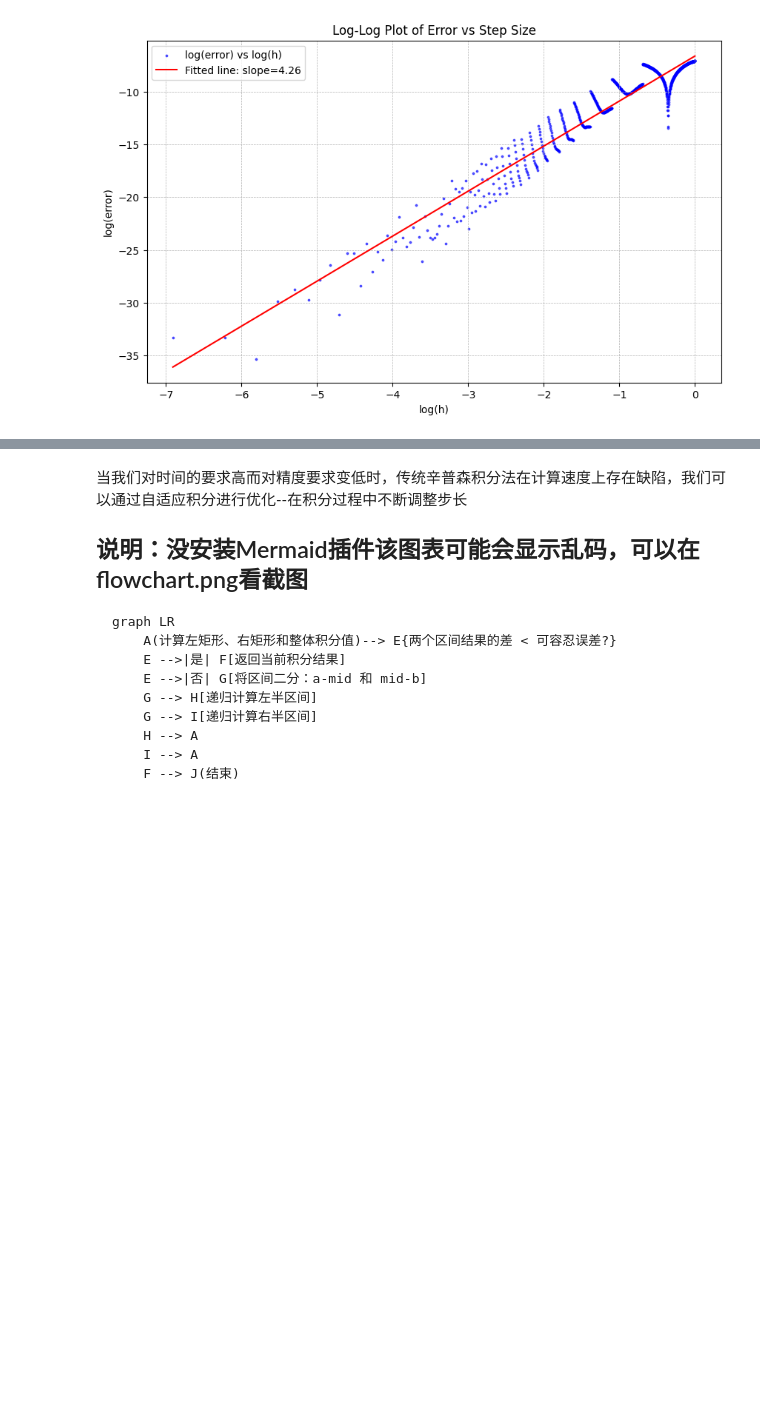
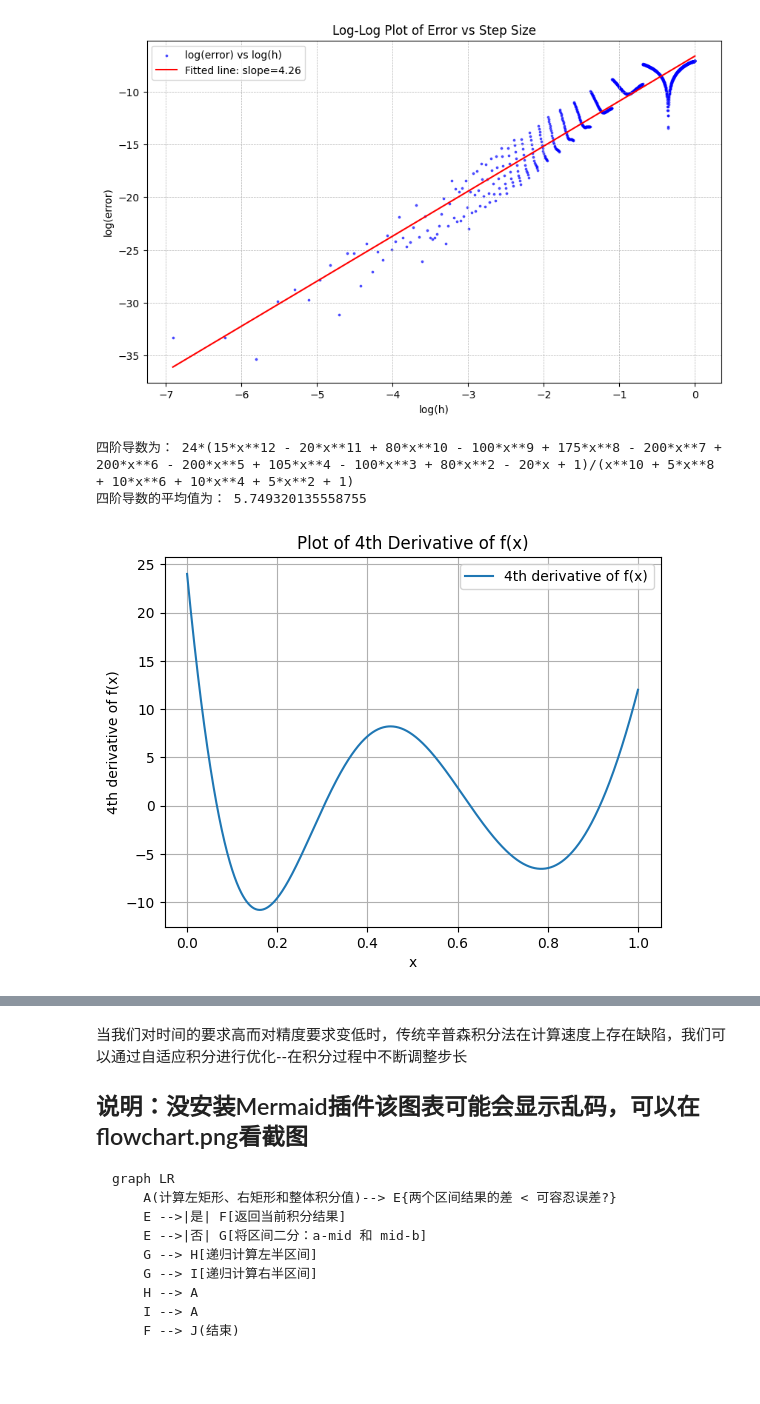
Before and after one commit to k1-star/computational-physics, a Jupyter notebook: project1/int.ipynb, the cells around one changed output, grey strips where cells are left out. Drawn from its saved outputs; the diff is of its cells as text; code cells hidden in the pictures; blank space fills up the shorter version.

```diff
--- a/project1/int.ipynb
+++ b/project1/int.ipynb
@@ -120,6 +120,40 @@ plt.savefig('log_error_vs_log_h.png', dpi=600, bbox_inches='tight')
 plt.show()
 # %% [output]
 [figure]
+# %%
+import sympy as sp
+import numpy as np
+import matplotlib.pyplot as plt
+
+
+x_sym = sp.symbols('x')
+f = (x_sym**4)*((1-x_sym)**4)/(1+x_sym**2)
+f_4th_derivative = sp.diff(f, x_sym, 4)
+f_4th_derivative_simplified = sp.simplify(f_4th_derivative)
+print("四阶导数为：", f_4th_derivative_simplified)
+
+# 将符号表达式转换为数值函数
+f_4th_numeric = sp.lambdify(x_sym, f_4th_derivative_simplified, 'numpy')
+
+
+x_vals = np.linspace(0, 1, 1000)
+y_vals = f_4th_numeric(x_vals)
+average_value = np.mean(abs(y_vals))
+print("四阶导数的平均值为：", average_value)
+
+
+plt.plot(x_vals, y_vals, label='4th derivative of f(x)')
+plt.title('Plot of 4th Derivative of f(x)')
+plt.xlabel('x')
+plt.ylabel('4th derivative of f(x)')
+plt.legend()
+plt.grid()
+plt.savefig('f4.png', dpi=600, bbox_inches='tight')
+plt.show()
+# %% [output]
+四阶导数为： 24*(15*x**12 - 20*x**11 + 80*x**10 - 100*x**9 + 175*x**8 - 200*x**7 + 200*x**6 - 200*x**5 + 105*x**4 - 100*x**3 + 80*x**2 - 20*x + 1)/(x**10 + 5*x**8 + 10*x**6 + 10*x**4 + 5*x**2 + 1)
+四阶导数的平均值为： 5.749320135558755
+[figure, added]
 # %% [markdown]
 # 结果分析
 ## 1.误差阶数
```
Also changed, not shown: parts of 2 cells of this notebook, 4 other files.
